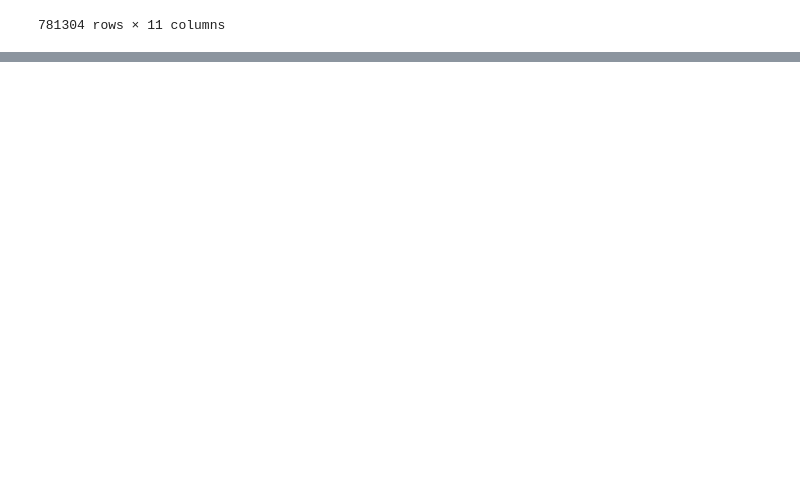
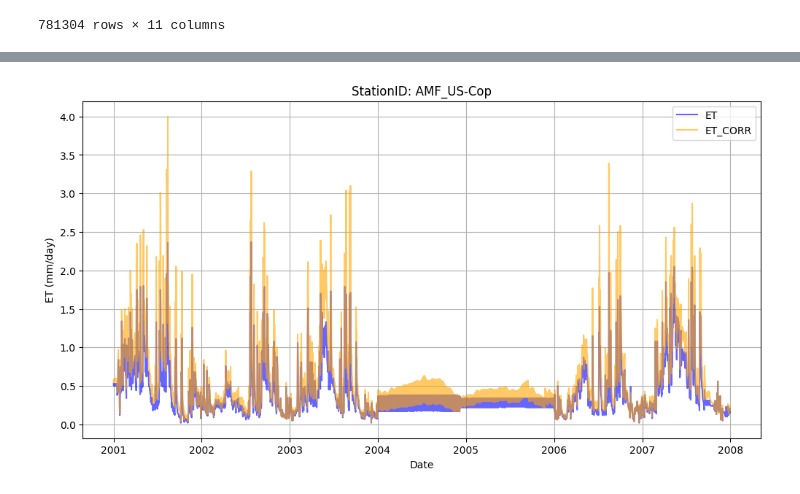
Before and after one commit to hydrocodeir/AmeriFlux_FLUXNET, a Jupyter notebook: src/notebook.ipynb, the cells around one changed output, grey strips where cells are left out. Cells and saved outputs as stored; diff of their text form; code cells hidden in the pictures; blank space fills up the shorter version.

Commit message:
Add plot ET and ET_Corr

```diff
--- a/src/notebook.ipynb
+++ b/src/notebook.ipynb
@@ -153,3 +153,22 @@ df
 | 781302 | 20241230 | -5.898 | NaN | NaN | 37.9890 | 28.2504 | 17.6365 | 12.2569 | AMF_US-YK2 | 1.305108 | 0.970540 |
 | 781303 | 20241231 | -6.049 | NaN | NaN | 41.6048 | 29.9767 | 20.3458 | 13.6202 | AMF_US-YK2 | 1.429126 | 1.029701 |
 781304 rows × 11 columns
+# %%
+df.rename(
+    columns={
+        "TIMESTAMP": "Date",
+        "TA_F": "Ta",
+        "prefix": "StationID",
+    },
+    inplace=True
+)
+
+data = df[["StationID", "Date", "Ta", "ET", "ET_CORR"]].copy()
+
+data['StationID'] = data['StationID'].astype('category')
+data['Date'] = pd.to_datetime(data['Date'], format='%Y%m%d')
+data['Ta'] = pd.to_numeric(data['Ta'], errors='coerce')
+data['ET'] = pd.to_numeric(data['ET'], errors='coerce')
+data['ET_CORR'] = pd.to_numeric(data['ET_CORR'], errors='coerce')
+# round data 2 dig
+data = data.round(2)
@@ -155,0 +191,18 @@ df
+# %%
+# selecet random StationID and plot ET and ET_Corr
+import matplotlib.pyplot as plt
+import numpy as np
+import random
+random_station = random.choice(data['StationID'].cat.categories)
+station_data = data[data['StationID'] == random_station].sort_values(by='Date')
+plt.figure(figsize=(12, 6))
+plt.plot(station_data['Date'], station_data['ET'], label='ET', color='blue', alpha=0.6)
+plt.plot(station_data['Date'], station_data['ET_CORR'], label='ET_CORR', color='orange', alpha=0.6)
+plt.xlabel('Date')
+plt.ylabel('ET (mm/day)')
+plt.title(f'StationID: {random_station}')
+plt.legend()
+plt.grid()
+plt.show()
+# %% [output]
+[figure, added]
```
Also changed, not shown: parts of 1 cell of this notebook, 2 other files.
